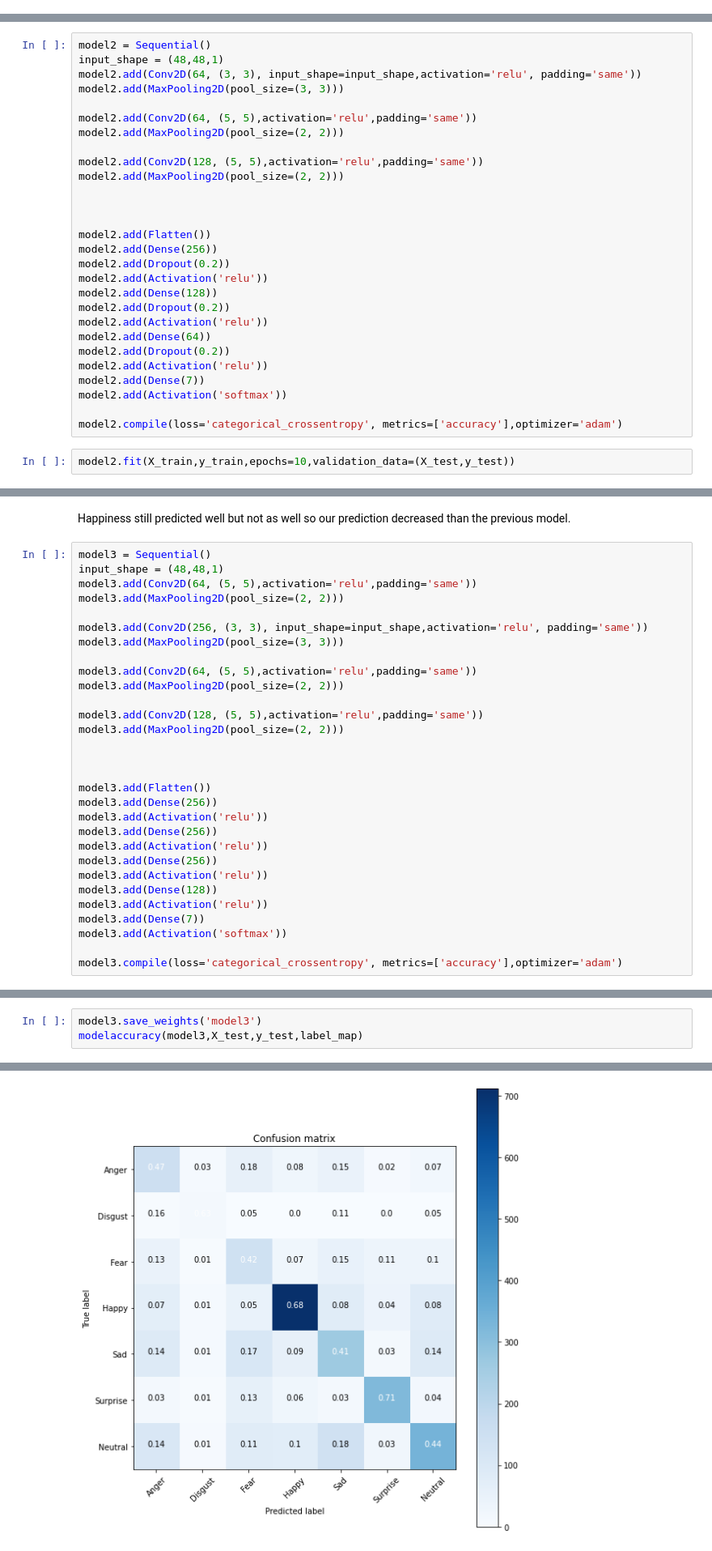
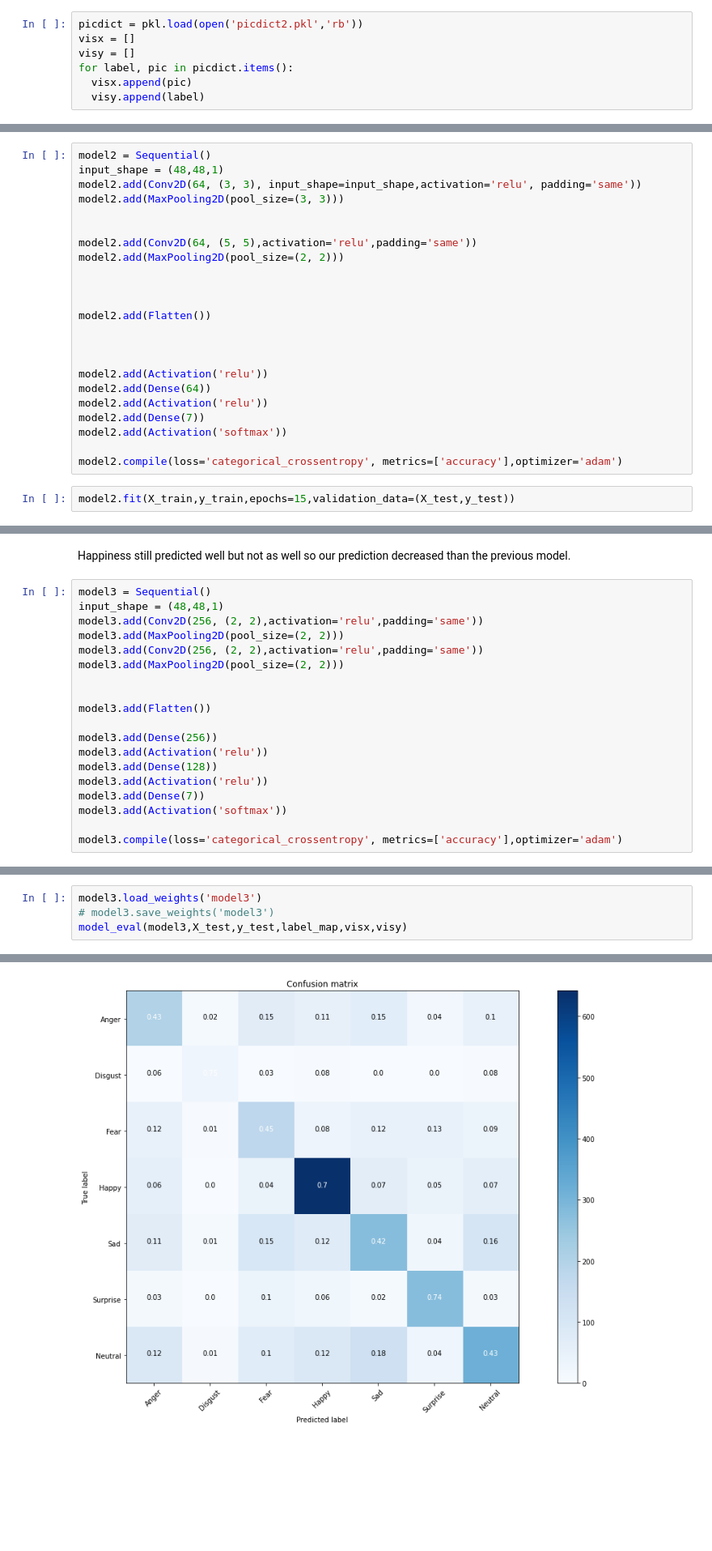
Before and after one commit to AmirMEdris/Facial-Expression-Recognition, a Jupyter notebook: Modeling.ipynb, the cells around one changed output, grey strips where cells are left out. Shown at 81% size. Saved outputs shown, nothing was run; the diff lists cells and outputs as text; blank space fills up the shorter version.

```diff
--- a/Modeling.ipynb
+++ b/Modeling.ipynb
@@ -24,6 +39,13 @@ Y = (np.arange(num_class) == Y[:, None]).astype(np.float32)
 # %% [output]
 7
 (35887, 48, 48, 1)
+# %%
+picdict = pkl.load(open('picdict2.pkl','rb'))
+visx = []
+visy = []
+for label, pic in picdict.items():
+  visx.append(pic)
+  visy.append(label)
 # %% [markdown]
 The first model that I started out with was pretrained and upon looking at its activations it seemed to not detect the characteristics of the expressions it was predicting.
 # %%
@@ -120,28 +154,23 @@ input_shape = (48,48,1)
 model2.add(Conv2D(64, (3, 3), input_shape=input_shape,activation='relu', padding='same'))
 model2.add(MaxPooling2D(pool_size=(3, 3)))
 
+
 model2.add(Conv2D(64, (5, 5),activation='relu',padding='same'))
-model2.add(MaxPooling2D(pool_size=(2, 2)))
-
-model2.add(Conv2D(128, (5, 5),activation='relu',padding='same'))
 model2.add(MaxPooling2D(pool_size=(2, 2)))
 
 
 
 model2.add(Flatten())
-model2.add(Dense(256))
-model2.add(Dropout(0.2))
-model2.add(Activation('relu'))
-model2.add(Dense(128))
-model2.add(Dropout(0.2))
+
+
+
 model2.add(Activation('relu'))
 model2.add(Dense(64))
-model2.add(Dropout(0.2))
 model2.add(Activation('relu'))
 model2.add(Dense(7))
 model2.add(Activation('softmax'))
 
 model2.compile(loss='categorical_crossentropy', metrics=['accuracy'],optimizer='adam')
 # %%
-model2.fit(X_train,y_train,epochs=10,validation_data=(X_test,y_test))
+model2.fit(X_train,y_train,epochs=15,validation_data=(X_test,y_test))
 # %% [output]
@@ -176,25 +206,14 @@ Happiness still predicted well but not as well so our prediction decreased than
 # %%
 model3 = Sequential()
 input_shape = (48,48,1)
-model3.add(Conv2D(64, (5, 5),activation='relu',padding='same'))
+model3.add(Conv2D(256, (2, 2),activation='relu',padding='same'))
 model3.add(MaxPooling2D(pool_size=(2, 2)))
-
-model3.add(Conv2D(256, (3, 3), input_shape=input_shape,activation='relu', padding='same'))
-model3.add(MaxPooling2D(pool_size=(3, 3)))
-
-model3.add(Conv2D(64, (5, 5),activation='relu',padding='same'))
-model3.add(MaxPooling2D(pool_size=(2, 2)))
-
-model3.add(Conv2D(128, (5, 5),activation='relu',padding='same'))
+model3.add(Conv2D(256, (2, 2),activation='relu',padding='same'))
 model3.add(MaxPooling2D(pool_size=(2, 2)))
 
 
+model3.add(Flatten())
 
-model3.add(Flatten())
-model3.add(Dense(256))
-model3.add(Activation('relu'))
-model3.add(Dense(256))
-model3.add(Activation('relu'))
 model3.add(Dense(256))
 model3.add(Activation('relu'))
 model3.add(Dense(128))
@@ -229,5 +248,6 @@ Epoch 10/10
 <tensorflow.python.keras.callbacks.History at 0x...>
 # %%
-model3.save_weights('model3')
-modelaccuracy(model3,X_test,y_test,label_map)
+model3.load_weights('model3')
+# model3.save_weights('model3')
+model_eval(model3,X_test,y_test,label_map,visx,visy)
 # %% [output]
@@ -234 +255 @@ modelaccuracy(model3,X_test,y_test,label_map)
-[figure, old version]
+[figure, new version]
```
Also changed, not shown: parts of 35 cells of this notebook, 11 other files.
